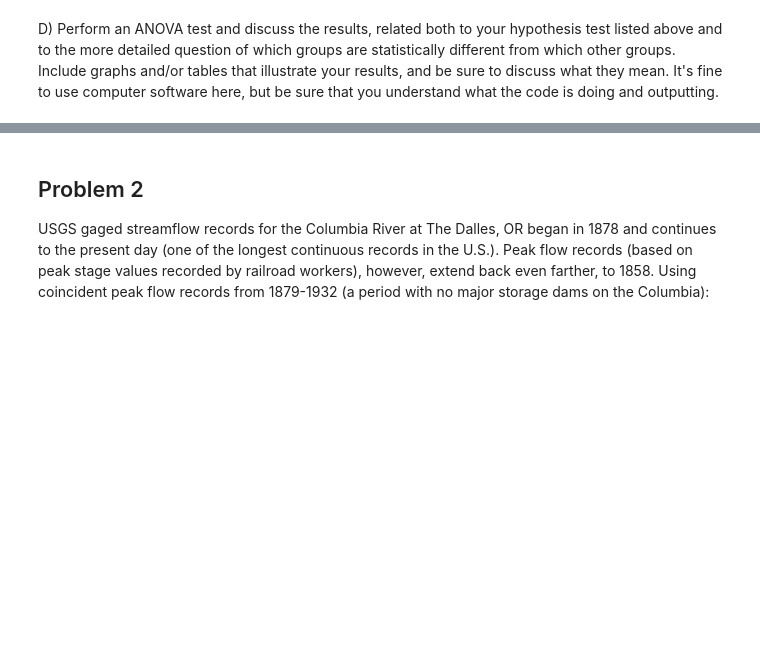
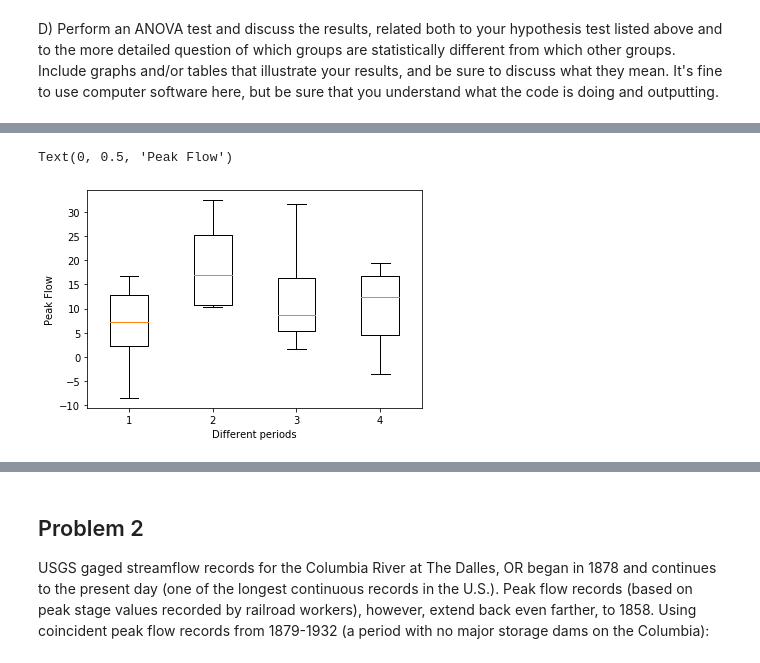
Before and after one commit to AzusaSayuri/UW-Data-analysis, a Jupyter notebook: HW3/Assignment 3 Ximin Hu.ipynb, the cells around one changed output, grey strips where cells are left out. Cells and saved outputs as stored; diff of their text form; code cells hidden in the pictures; blank space fills up the shorter version.

```diff
--- a/HW3/Assignment 3 Ximin Hu.ipynb
+++ b/HW3/Assignment 3 Ximin Hu.ipynb
@@ -145,0 +122,7 @@ D) Perform an ANOVA test and discuss the results, related both to your hypothesi
+# %%
+#rebuild the data,choose Q12 as our dataset
+df_anova=pd.DataFrame(columns=['index','treatments','Q12'])
+df_anova['treatments']=df_hja['I12']
+df_anova['Q12']=df_hja['Q12']
+df_anova = df_anova.reset_index(drop=True)
+df_anova.head()
@@ -167,0 +211,13 @@ TypeError: Cannot cast array data from dtype('O') to dtype('float64') according
+# %%
+#Also make a boxplot for visualization
+df1=df_anova[df_anova['treatments']==1]
+df2=df_anova[df_anova['treatments']==2]
+df3=df_anova[df_anova['treatments']==3]
+df4=df_anova[df_anova['treatments']==4]
+
+plt.boxplot((df1['Q12'],df2['Q12'],df3['Q12'],df4['Q12']))
+plt.xlabel('Different periods')
+plt.ylabel('Peak Flow')
+# %% [output]
+Text(0, 0.5, 'Peak Flow')
+[figure, added]
```
Also changed, not shown: parts of 12 cells of this notebook, 1 other file.
